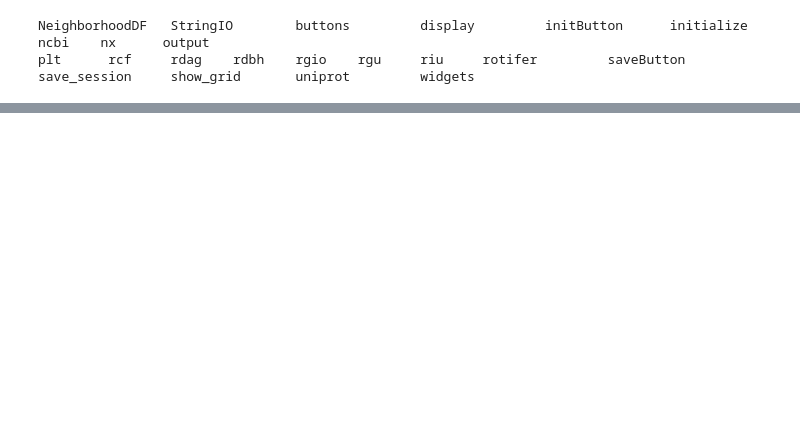
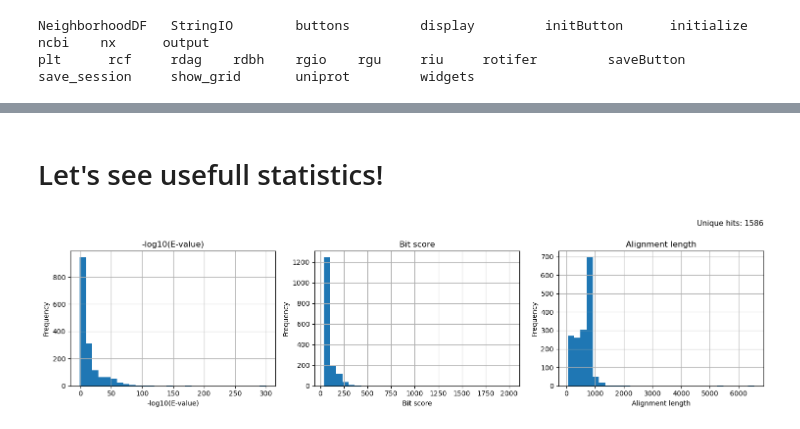
Before and after one commit to leepusp/RotiferHackathon2026, a Jupyter notebook: work/VirB4/VirB4.ipynb, the cells around one changed output, grey strips where cells are left out. Cells and saved outputs as stored; diff of their text form; code cells hidden in the pictures; blank space fills up the shorter version.

```diff
--- a/work/VirB4/VirB4.ipynb
+++ b/work/VirB4/VirB4.ipynb
@@ -96,0 +282,2 @@ save_session     show_grid       uniprot         widgets
+# %%
+cagE = dict(data=rdbs.sequence(["WP_000496009.1"]))
@@ -96,0 +287,3 @@ save_session     show_grid       uniprot         widgets
+# %%
+# psiblast search on the whole protein
+cagE["psi1"] = rdar.psiblast(cagE["data"], num_aln=5000, aln=False, db="/scratch/global/databases/fadb/uniprot/uniref50")
@@ -96,0 +309,30 @@ save_session     show_grid       uniprot         widgets
+# %% [markdown]
+# Let's see usefull statistics!
+# %%
+import numpy as np
+import matplotlib.pyplot as plt
+
+fig, axes = plt.subplots(1, 3, figsize=(15, 4))
+
+cagE["psi1"][0].evalue.apply(
+    lambda x: -np.log10(max(x, 1e-300))
+).hist(ax=axes[0], bins=30)
+
+cagE["psi1"][0].bitscore.hist(ax=axes[1], bins=30)
+cagE["psi1"][0].length.hist(ax=axes[2], bins=30)
+
+for ax, title in zip(axes, ["-log10(E-value)", "Bit score", "Alignment length"]):
+    ax.set_title(title)
+    ax.set_xlabel(title)
+    ax.set_ylabel("Frequency")
+
+fig.text(
+    0.99, 0.99,
+    f"Unique hits: {cagE['psi1'][0].hit.nunique()}",
+    ha="right", va="top", fontsize=11
+)
+
+plt.tight_layout(rect=[0, 0, 1, 0.92])
+plt.show()
+# %% [output]
+[figure, added]
```
Also changed, not shown: parts of 9 cells of this notebook, 6 other files.
